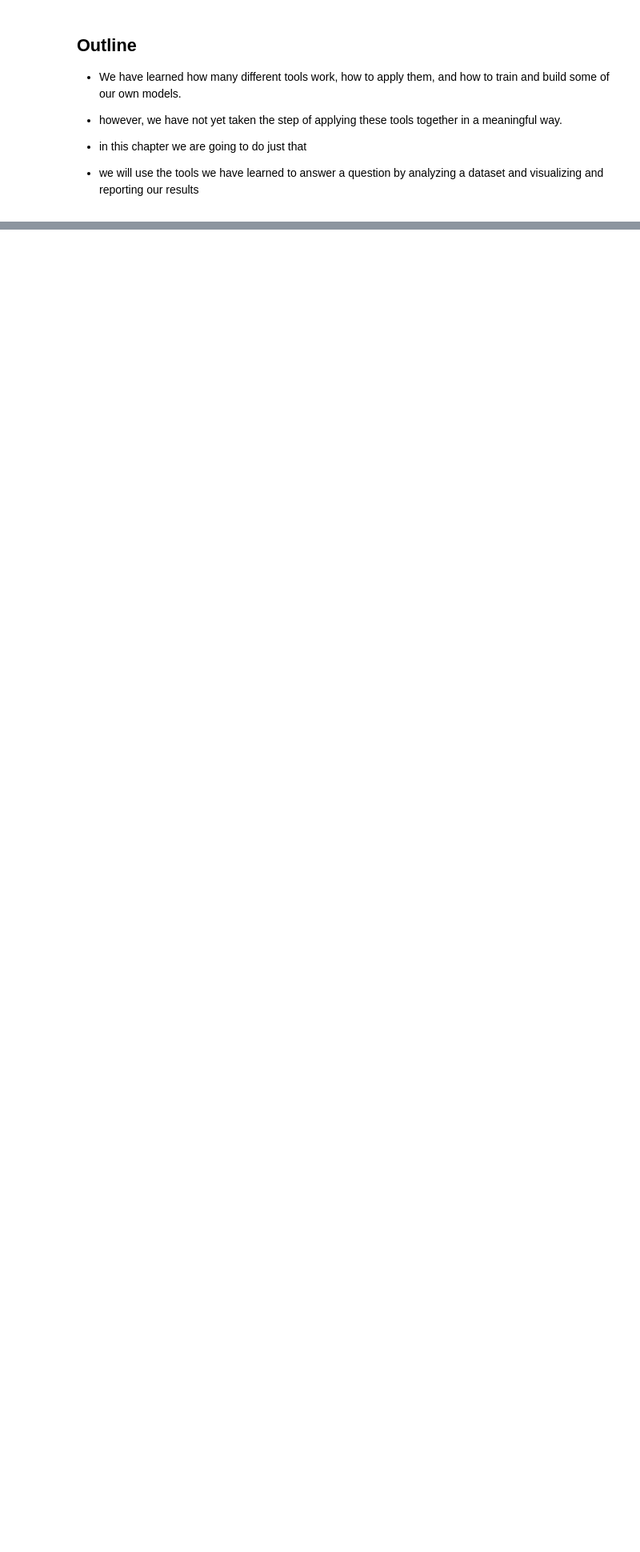
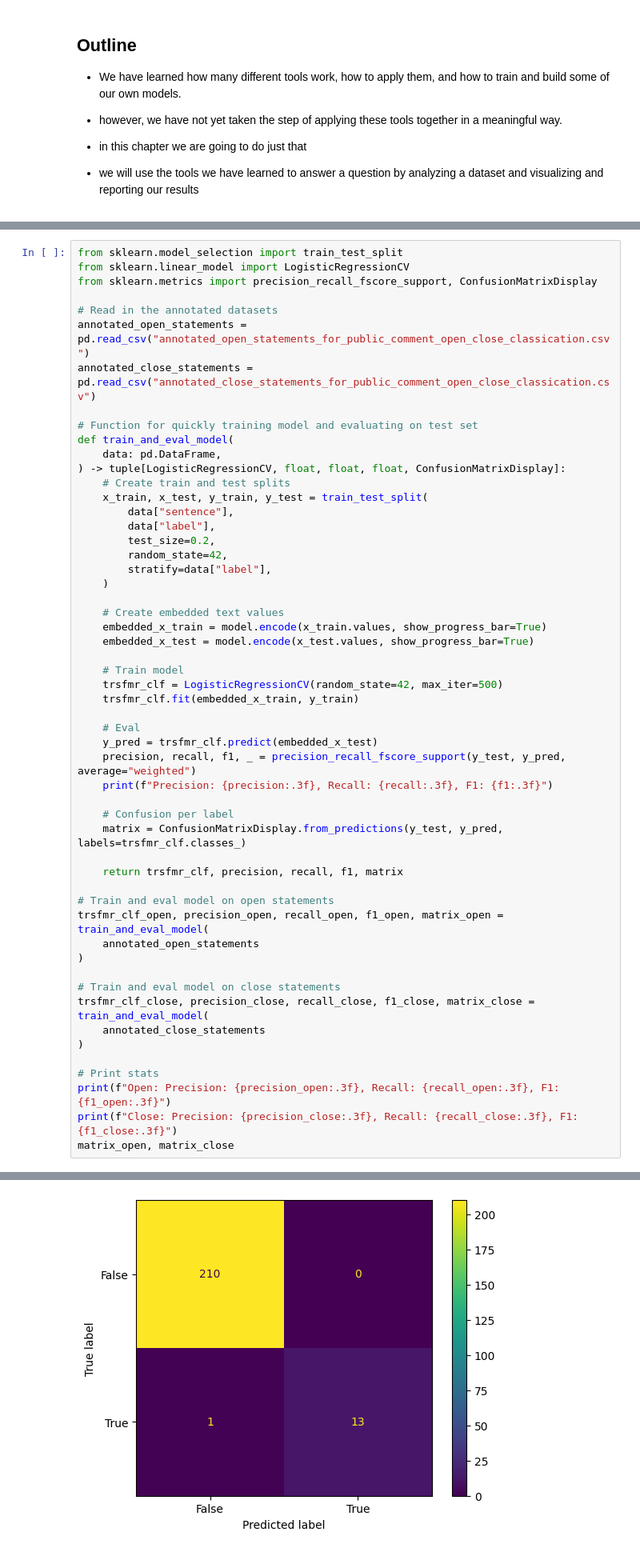
Before and after one commit to PugetSoundClinic-PIT/ml-for-pit, a Jupyter notebook: content/08/lecture.ipynb, the cells around one changed output, grey strips where cells are left out. Shown at 80% size. Drawn from its saved outputs; the diff is of its cells as text; blank space fills up the shorter version.

Commit message:
Working on lecture 8, switched to public comment segmentation and structure analysis

```diff
--- a/content/08/lecture.ipynb
+++ b/content/08/lecture.ipynb
@@ -30,0 +193,55 @@
+# %%
+from sklearn.model_selection import train_test_split
+from sklearn.linear_model import LogisticRegressionCV
+from sklearn.metrics import precision_recall_fscore_support, ConfusionMatrixDisplay
+
+# Read in the annotated datasets
+annotated_open_statements = pd.read_csv("annotated_open_statements_for_public_comment_open_close_classication.csv")
+annotated_close_statements = pd.read_csv("annotated_close_statements_for_public_comment_open_close_classication.csv")
+
+# Function for quickly training model and evaluating on test set
+def train_and_eval_model(
+    data: pd.DataFrame,
+) -> tuple[LogisticRegressionCV, float, float, float, ConfusionMatrixDisplay]:
+    # Create train and test splits
+    x_train, x_test, y_train, y_test = train_test_split(
+        data["sentence"],
+        data["label"],
+        test_size=0.2,
+        random_state=42,
+        stratify=data["label"],
+    )
+
+    # Create embedded text values
+    embedded_x_train = model.encode(x_train.values, show_progress_bar=True)
+    embedded_x_test = model.encode(x_test.values, show_progress_bar=True)
+
+    # Train model
+    trsfmr_clf = LogisticRegressionCV(random_state=42, max_iter=500)
+    trsfmr_clf.fit(embedded_x_train, y_train)
+
+    # Eval
+    y_pred = trsfmr_clf.predict(embedded_x_test)
+    precision, recall, f1, _ = precision_recall_fscore_support(y_test, y_pred, average="weighted")
+    print(f"Precision: {precision:.3f}, Recall: {recall:.3f}, F1: {f1:.3f}")
+
+    # Confusion per label
+    matrix = ConfusionMatrixDisplay.from_predictions(y_test, y_pred, labels=trsfmr_clf.classes_)
+
+    return trsfmr_clf, precision, recall, f1, matrix
+
+# Train and eval model on open statements
+trsfmr_clf_open, precision_open, recall_open, f1_open, matrix_open = train_and_eval_model(
+    annotated_open_statements
+)
+
+# Train and eval model on close statements
+trsfmr_clf_close, precision_close, recall_close, f1_close, matrix_close = train_and_eval_model(
+    annotated_close_statements
+)
+
+# Print stats
+print(f"Open: Precision: {precision_open:.3f}, Recall: {recall_open:.3f}, F1: {f1_open:.3f}")
+print(f"Close: Precision: {precision_close:.3f}, Recall: {recall_close:.3f}, F1: {f1_close:.3f}")
+matrix_open, matrix_close
+# %% [output]
@@ -30,0 +254 @@
+[figure, added]
```
Also changed, not shown: parts of 20 cells of this notebook, 3 other files.
